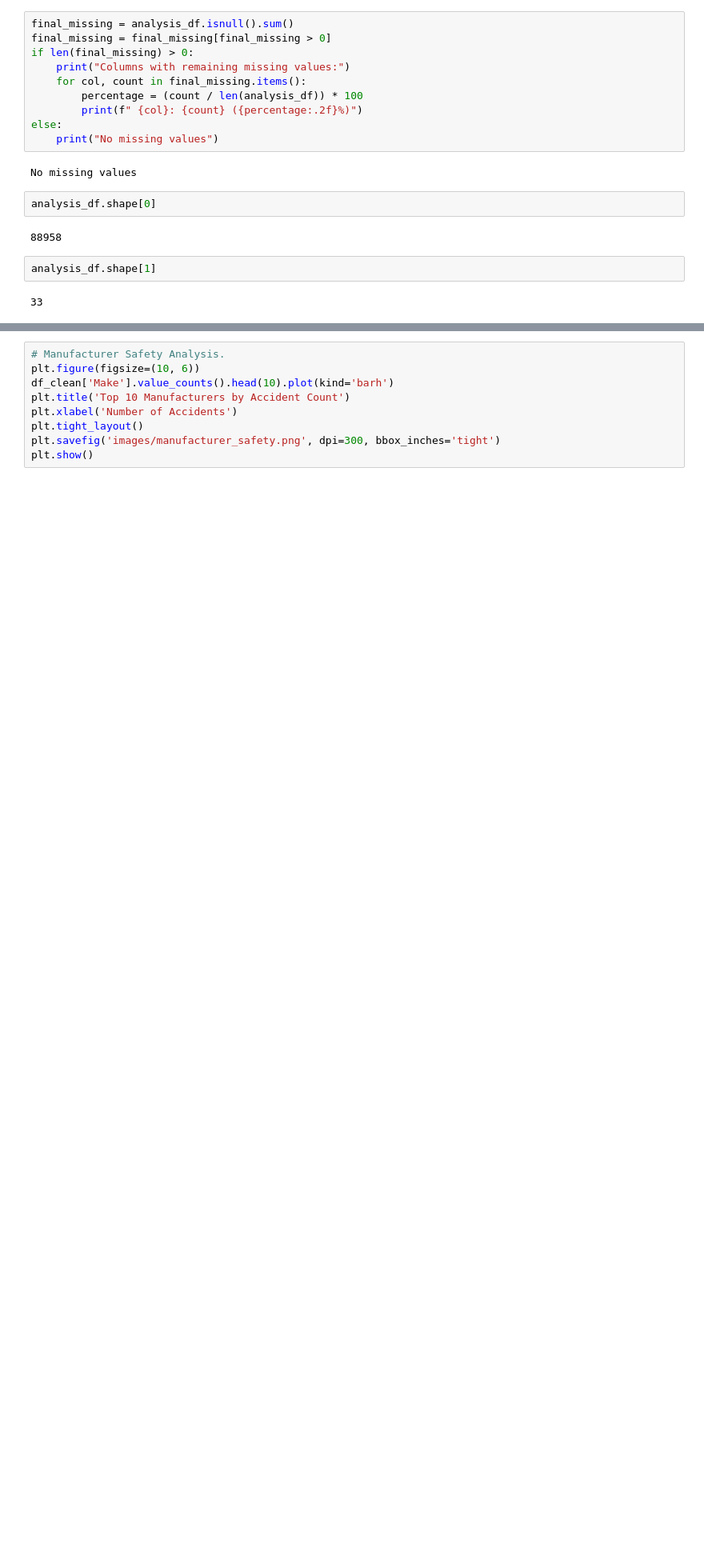
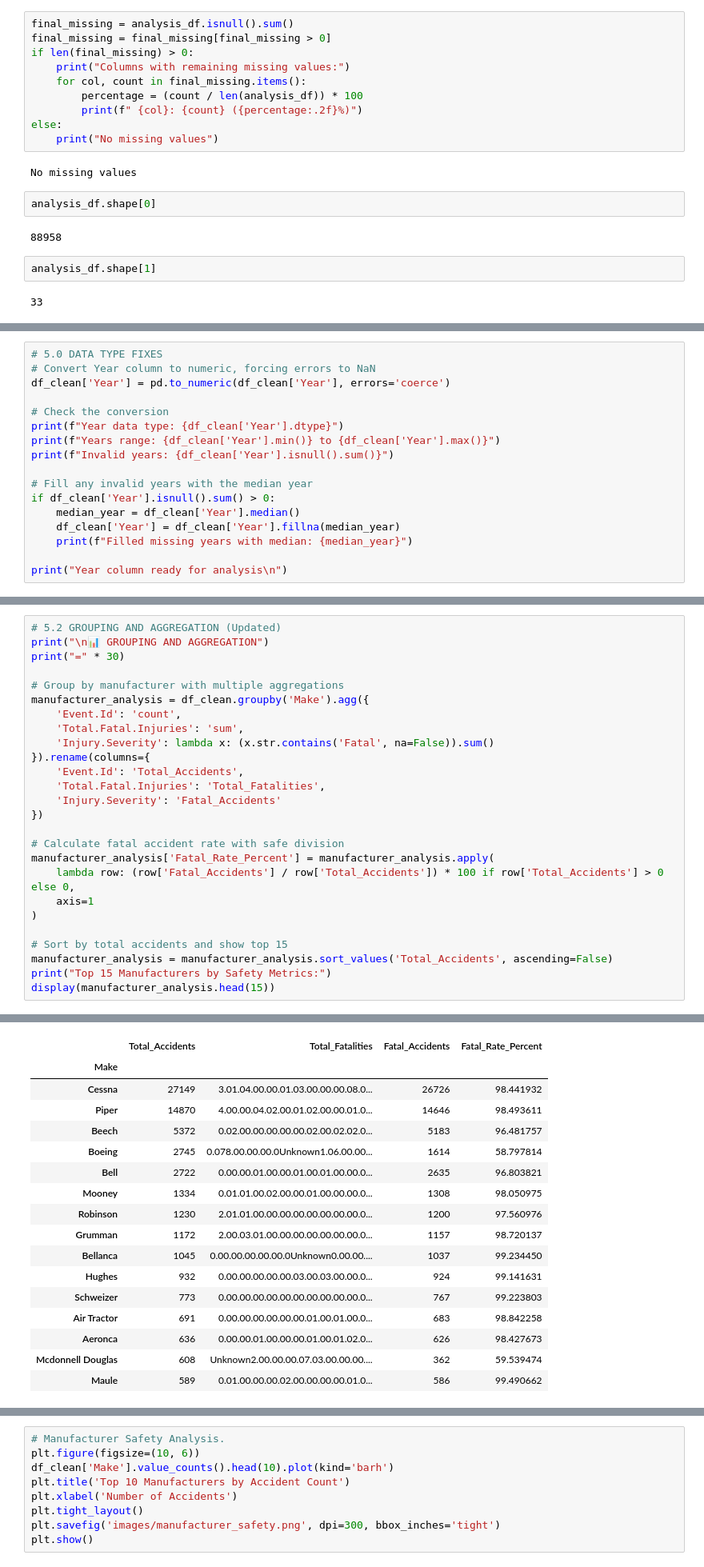
Before and after one commit to pri-git25/PHASE_1_PROJECT, a Jupyter notebook: Aviation_safety_analysis.ipynb, the cells around one changed output, grey strips where cells are left out. Shown at 80% size. Cells and saved outputs as stored; diff of their text form; blank space fills up the shorter version.

```diff
--- a/Aviation_safety_analysis.ipynb
+++ b/Aviation_safety_analysis.ipynb
@@ -505,0 +493,17 @@ Creating visuals for different anlysis.
+# %%
+# 5.0 DATA TYPE FIXES
+# Convert Year column to numeric, forcing errors to NaN
+df_clean['Year'] = pd.to_numeric(df_clean['Year'], errors='coerce')
+
+# Check the conversion
+print(f"Year data type: {df_clean['Year'].dtype}")
+print(f"Years range: {df_clean['Year'].min()} to {df_clean['Year'].max()}")
+print(f"Invalid years: {df_clean['Year'].isnull().sum()}")
+
+# Fill any invalid years with the median year
+if df_clean['Year'].isnull().sum() > 0:
+    median_year = df_clean['Year'].median()
+    df_clean['Year'] = df_clean['Year'].fillna(median_year)
+    print(f"Filled missing years with median: {median_year}")
+
+print("Year column ready for analysis\n")
@@ -505,0 +543,27 @@ Creating visuals for different anlysis.
+# %%
+# 5.2 GROUPING AND AGGREGATION (Updated)
+print("\n📊 GROUPING AND AGGREGATION")
+print("=" * 30)
+
+# Group by manufacturer with multiple aggregations
+manufacturer_analysis = df_clean.groupby('Make').agg({
+    'Event.Id': 'count',
+    'Total.Fatal.Injuries': 'sum',
+    'Injury.Severity': lambda x: (x.str.contains('Fatal', na=False)).sum()
+}).rename(columns={
+    'Event.Id': 'Total_Accidents',
+    'Total.Fatal.Injuries': 'Total_Fatalities',
+    'Injury.Severity': 'Fatal_Accidents'
+})
+
+# Calculate fatal accident rate with safe division
+manufacturer_analysis['Fatal_Rate_Percent'] = manufacturer_analysis.apply(
+    lambda row: (row['Fatal_Accidents'] / row['Total_Accidents']) * 100 if row['Total_Accidents'] > 0 else 0,
+    axis=1
+)
+
+# Sort by total accidents and show top 15
+manufacturer_analysis = manufacturer_analysis.sort_values('Total_Accidents', ascending=False)
+print("Top 15 Manufacturers by Safety Metrics:")
+display(manufacturer_analysis.head(15))
+# %% [output]
@@ -505,0 +573,17 @@ Creating visuals for different anlysis.
+|  | Total_Accidents | Total_Fatalities | Fatal_Accidents | Fatal_Rate_Percent |
+| Make |  |  |  |  |
+| Cessna | 27149 | 3.01.04.00.00.01.03.00.00.00.08.0... | 26726 | 98.441932 |
+| Piper | 14870 | 4.00.00.04.02.00.01.02.00.00.01.0... | 14646 | 98.493611 |
+| Beech | 5372 | 0.02.00.00.00.00.00.02.00.02.02.0... | 5183 | 96.481757 |
+| Boeing | 2745 | 0.078.00.00.00.0Unknown1.06.00.00... | 1614 | 58.797814 |
+| Bell | 2722 | 0.00.00.01.00.00.01.00.01.00.00.0... | 2635 | 96.803821 |
+| Mooney | 1334 | 0.01.01.00.02.00.00.01.00.00.00.0... | 1308 | 98.050975 |
+| Robinson | 1230 | 2.01.01.00.00.00.00.00.00.00.00.0... | 1200 | 97.560976 |
+| Grumman | 1172 | 2.00.03.01.00.00.00.00.00.00.00.0... | 1157 | 98.720137 |
+| Bellanca | 1045 | 0.00.00.00.00.00.0Unknown0.00.00.... | 1037 | 99.234450 |
+| Hughes | 932 | 0.00.00.00.00.00.03.00.03.00.00.0... | 924 | 99.141631 |
+| Schweizer | 773 | 0.00.00.00.00.00.00.00.00.00.00.0... | 767 | 99.223803 |
+| Air Tractor | 691 | 0.00.00.00.00.00.00.01.00.01.00.0... | 683 | 98.842258 |
+| Aeronca | 636 | 0.00.00.01.00.00.00.01.00.01.02.0... | 626 | 98.427673 |
+| Mcdonnell Douglas | 608 | Unknown2.00.00.00.07.03.00.00.00.... | 362 | 59.539474 |
+| Maule | 589 | 0.01.00.00.00.02.00.00.00.00.01.0... | 586 | 99.490662 |
```
Also changed, not shown: parts of 22 cells of this notebook.
